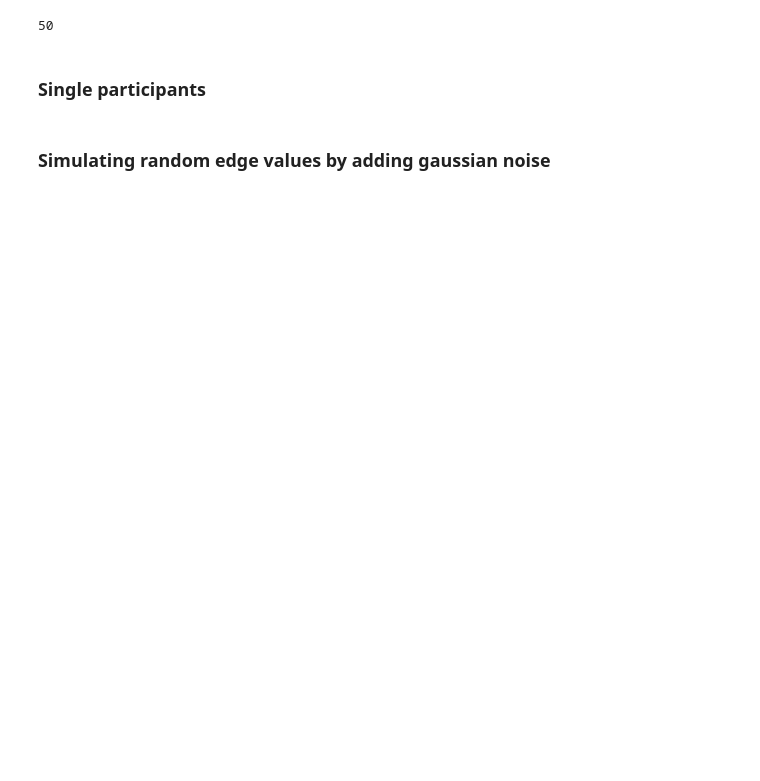
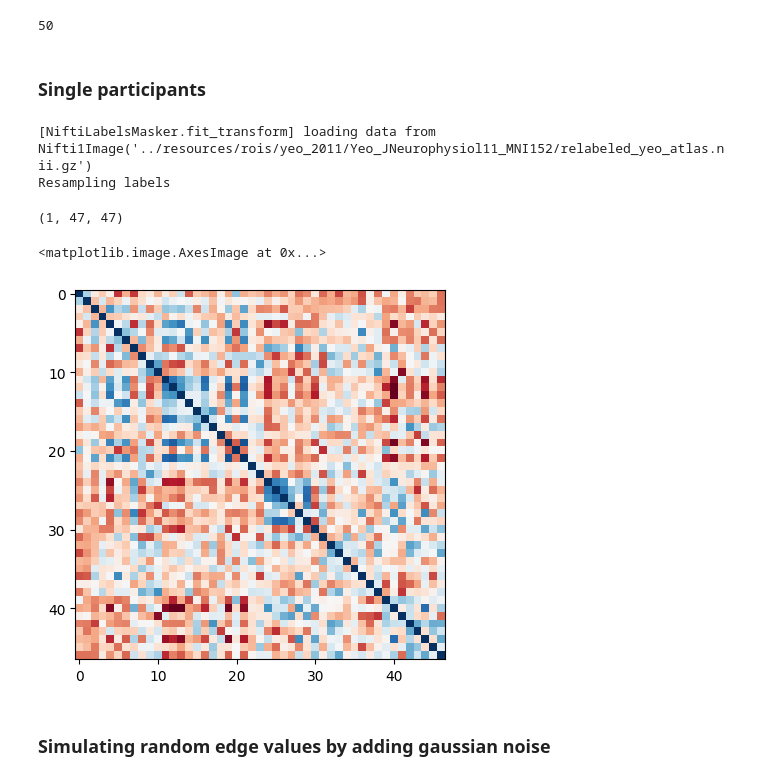
Before and after one commit to nipoppy/nipoppy, a Jupyter notebook: notebooks/nilearn_tutorial.ipynb, the cells around one changed output. Cells and saved outputs as stored; diff of their text form; code cells hidden in the pictures; blank space fills up the shorter version.

```diff
--- a/notebooks/nilearn_tutorial.ipynb
+++ b/notebooks/nilearn_tutorial.ipynb
@@ -135,10 +135,22 @@ def get_correlation_matrix(subject_id, tr_drop=4):
     return full_correlation_matrix
 # %%
 # group_list = ["control", "PD"]
-# correlation_matrix_list = []
-# for subject_id in ["BLR03"]:
-#     full_correlation_matrix = get_correlation_matrix(subject_id)
-#     correlation_matrix_list.append(full_correlation_matrix)
+correlation_matrix_list = []
+for subject_id in ["BLR03"]:
+    full_correlation_matrix = get_correlation_matrix(subject_id)
+    correlation_matrix_list.append(full_correlation_matrix)
+# %% [output]
+[NiftiLabelsMasker.fit_transform] loading data from Nifti1Image('../resources/rois/yeo_2011/Yeo_JNeurophysiol11_MNI152/relabeled_yeo_atlas.nii.gz')
+Resampling labels
+# %%
+full_correlation_matrix.shape
+# %% [output]
+(1, 47, 47)
+# %%
+plt.imshow(np.squeeze(full_correlation_matrix),cmap="RdBu")
+# %% [output]
+<matplotlib.image.AxesImage at 0x...>
+[figure, added]
 # %% [markdown]
 ### Simulating random edge values by adding gaussian noise
 # %%
```
Also changed, not shown: parts of 3 cells of this notebook, 1 other file.
